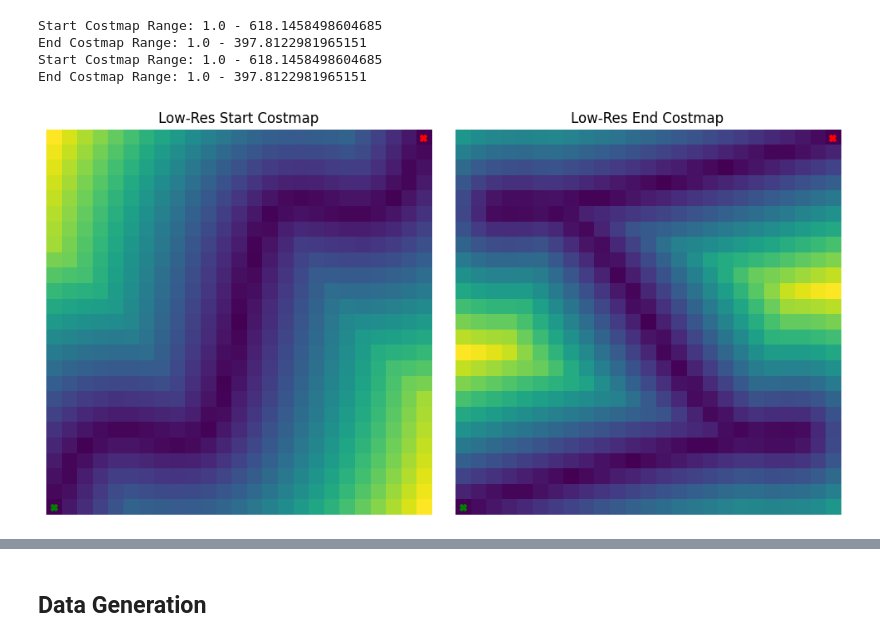
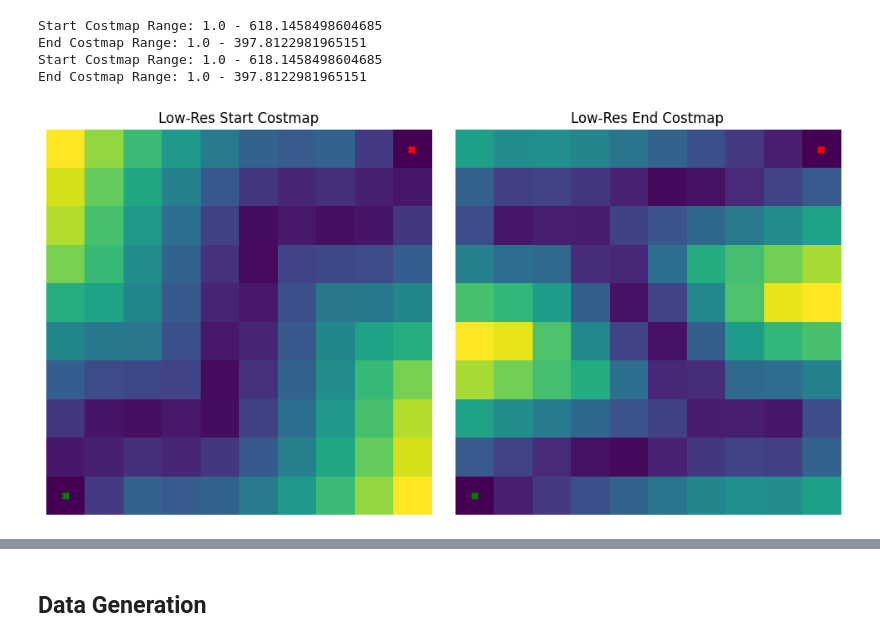
Before and after one commit to Parsa-Research-Laboratory/HyperSpace, a Jupyter notebook: experiments/development/2d_map_static.ipynb, the cells around one changed output, grey strips where cells are left out. Drawn from its saved outputs; the diff is of its cells as text; code cells hidden in the pictures.

```diff
--- a/experiments/development/2d_map_static.ipynb
+++ b/experiments/development/2d_map_static.ipynb
@@ -190,21 +190,21 @@ End Costmap Range: 1.0 - 397.8122981965151
 Start Costmap Range: 1.0 - 618.1458498604685
 End Costmap Range: 1.0 - 397.8122981965151
 # %%
-downscale_factor = 0.025
+downscale_factor = 0.01
 low_res_start_costmap = zoom(start_costmap, downscale_factor, order=1)
 low_res_end_costmap = zoom(end_costmap, downscale_factor, order=1)
 
 low_res_start_pos = ((START_POSITION[0]) - 1, (START_POSITION[1])-1)
 low_res_end_pos = ((END_POSITION[0] * downscale_factor) - 1, (END_POSITION[1] * downscale_factor)-1)
 
 plot_costmaps(
     [low_res_start_costmap, low_res_end_costmap],
     low_res_start_pos,
     low_res_end_pos,
     titles=["Low-Res Start Costmap", "Low-Res End Costmap"]
 )
 # %% [output]
-[figure, old version]
+[figure, new version]
 # %%
 print(f"Start Costmap Range: {np.min(low_res_start_costmap)} - {np.max(low_res_start_costmap)}")
 print(f"End Costmap Range: {np.min(low_res_end_costmap)} - {np.max(low_res_end_costmap)}")
```
Also changed, not shown: parts of 21 cells of this notebook.
